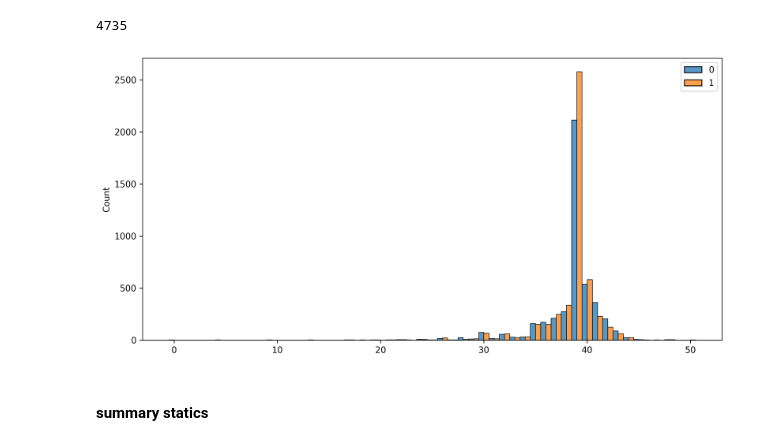
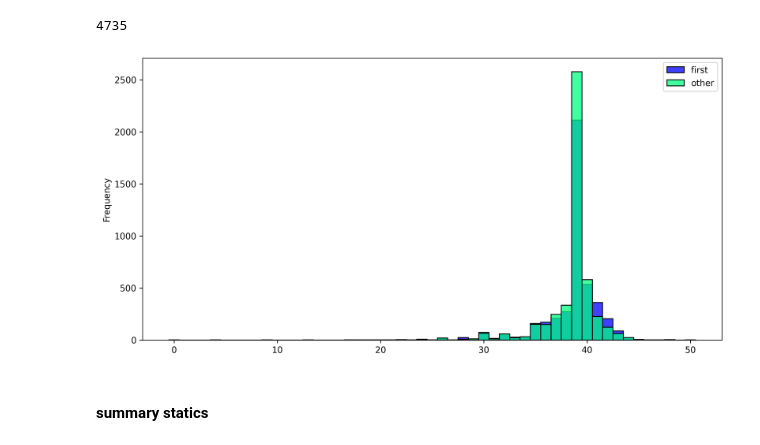
Before and after one commit to ashen007/NFG_Analysis, a Jupyter notebook: notebooks/NSFG.ipynb, the cells around one changed output. Cells and saved outputs as stored; diff of their text form; code cells hidden in the pictures.

```diff
--- a/notebooks/NSFG.ipynb
+++ b/notebooks/NSFG.ipynb
@@ -116,10 +116,11 @@ others_hist.sum_()
 # %% [output]
 4735
 # %%
-create_vis.plot_hist([firsts.prglngth.to_list(),
-                      others.prglngth.to_list()],
-                     multiple='dodge')
+compare_hist(firsts.prglngth.to_list(),
+             others.prglngth.to_list(),
+             multiple='dodge',
+             labels=['first', 'other'])
 # %% [output]
-[figure, old version]
+[figure, new version]
 # %% [markdown]
 #### summary statics
```
Also changed, not shown: parts of 23 cells of this notebook, 2 other files.
